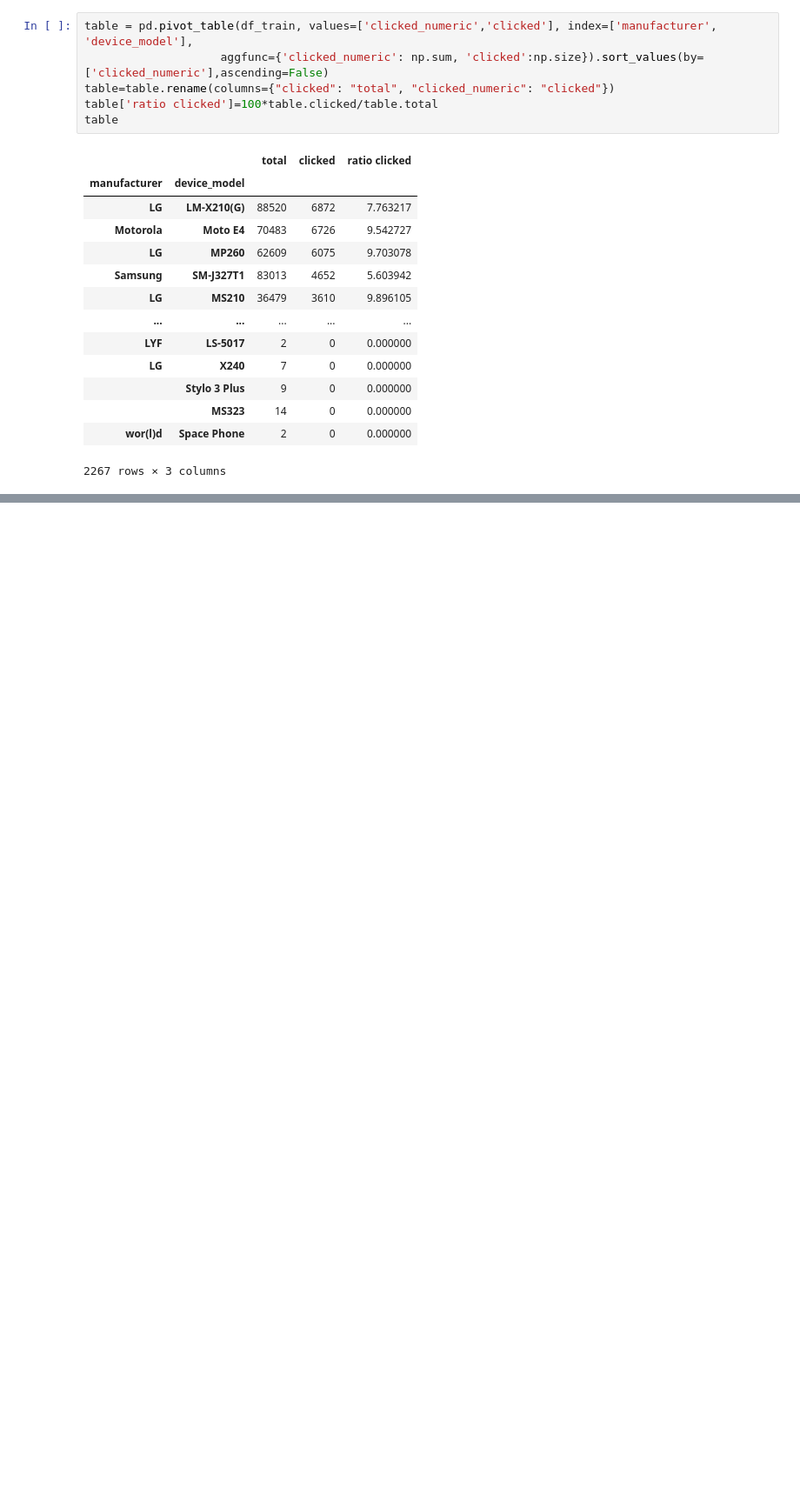
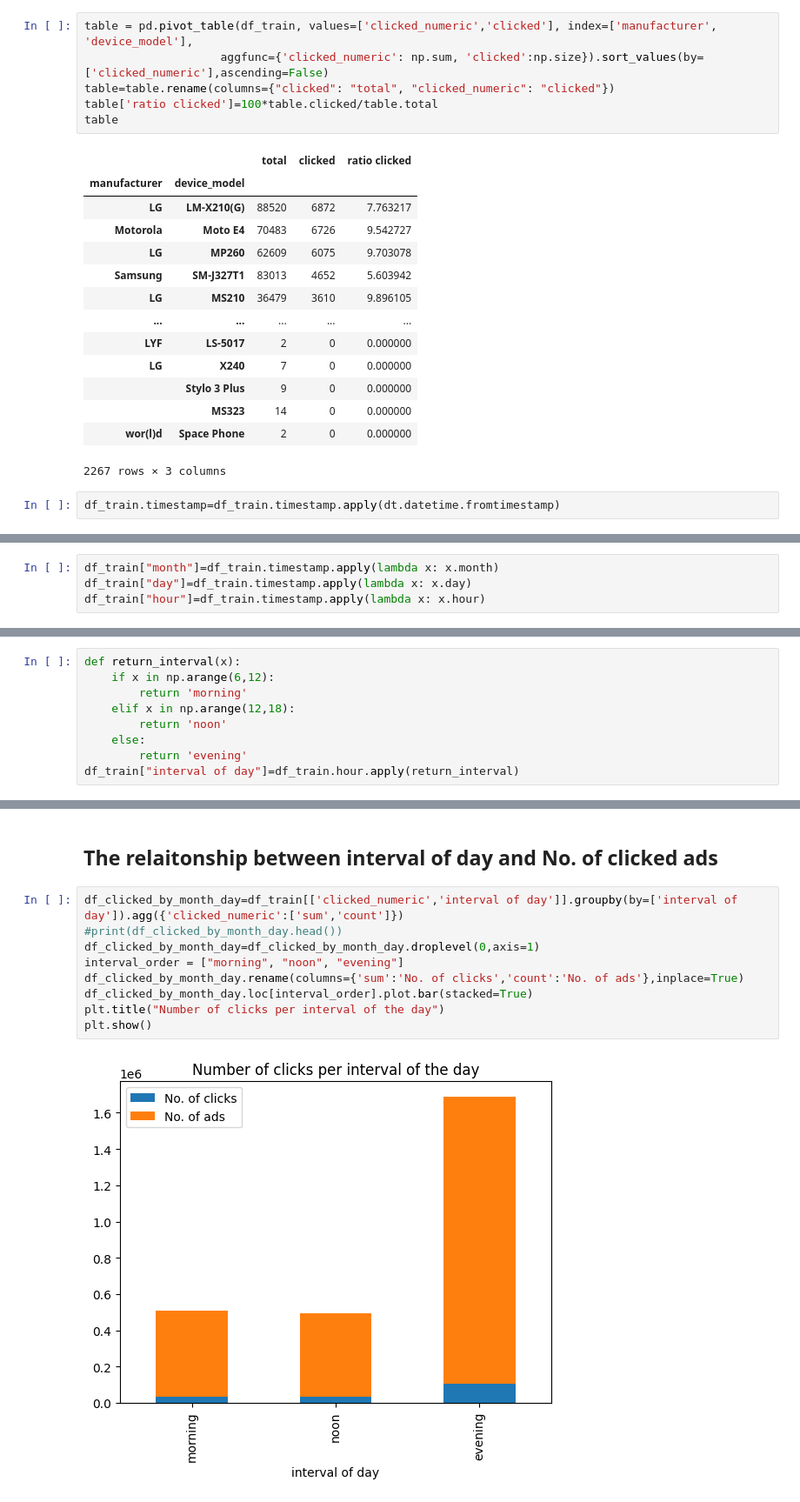
Before and after one commit to liorkaspa/IntroDS, a Jupyter notebook: CourseProject.ipynb, the cells around one changed output, grey strips where cells are left out. Shown at 87% size. Drawn from its saved outputs; the diff is of its cells as text; blank space fills up the shorter version.

```diff
--- a/CourseProject.ipynb
+++ b/CourseProject.ipynb
@@ -186,3 +192,5 @@ table
 |  | MS323 | 14 | 0 | 0.000000 |
 | wor(l)d | Space Phone | 2 | 0 | 0.000000 |
 2267 rows × 3 columns
+# %%
+df_train.timestamp=df_train.timestamp.apply(dt.datetime.fromtimestamp)
@@ -188,0 +206,4 @@ table
+# %%
+df_train["month"]=df_train.timestamp.apply(lambda x: x.month)
+df_train["day"]=df_train.timestamp.apply(lambda x: x.day)
+df_train["hour"]=df_train.timestamp.apply(lambda x: x.hour)
@@ -188,0 +212,9 @@ table
+# %%
+def return_interval(x):
+    if x in np.arange(6,12):
+        return 'morning'
+    elif x in np.arange(12,18):
+        return 'noon'
+    else:
+        return 'evening'
+df_train["interval of day"]=df_train.hour.apply(return_interval)
@@ -188,0 +234,13 @@ table
+# %% [markdown]
+## The relaitonship between interval of day and No. of clicked ads
+# %%
+df_clicked_by_month_day=df_train[['clicked_numeric','interval of day']].groupby(by=['interval of day']).agg({'clicked_numeric':['sum','count']})
+#print(df_clicked_by_month_day.head())
+df_clicked_by_month_day=df_clicked_by_month_day.droplevel(0,axis=1)
+interval_order = ["morning", "noon", "evening"]
+df_clicked_by_month_day.rename(columns={'sum':'No. of clicks','count':'No. of ads'},inplace=True)
+df_clicked_by_month_day.loc[interval_order].plot.bar(stacked=True)
+plt.title("Number of clicks per interval of the day")
+plt.show()
+# %% [output]
+[figure, added]
```
Also changed, not shown: parts of 17 cells of this notebook.
